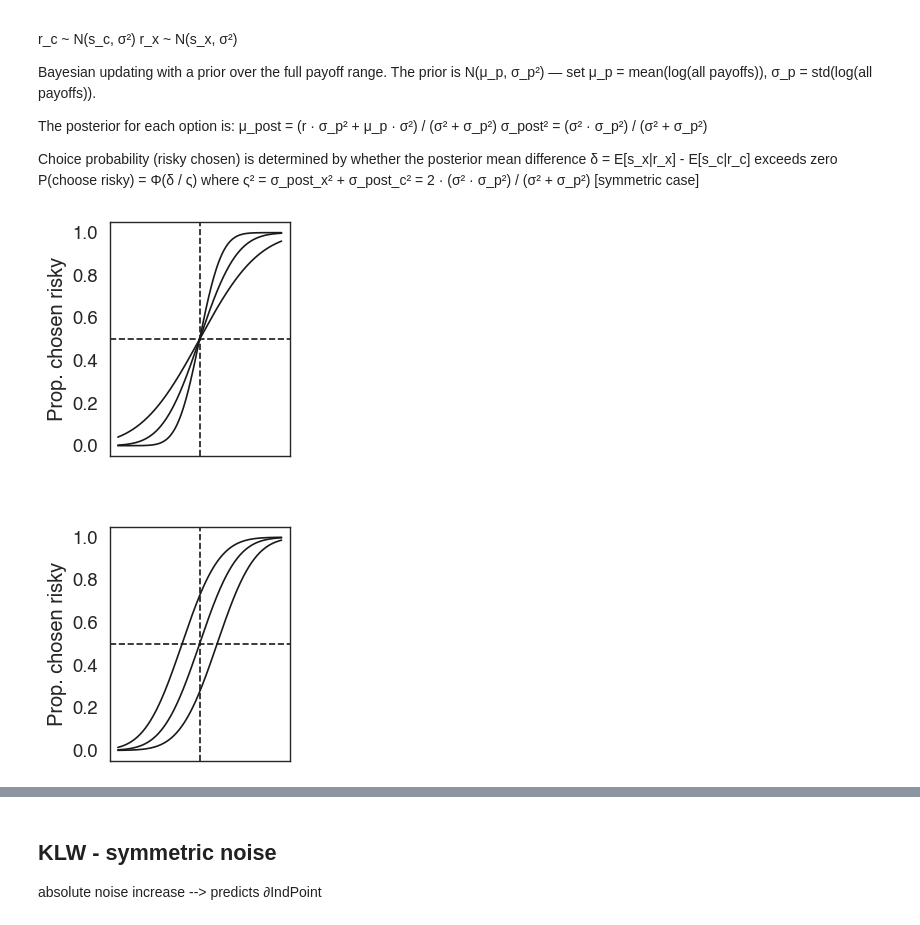
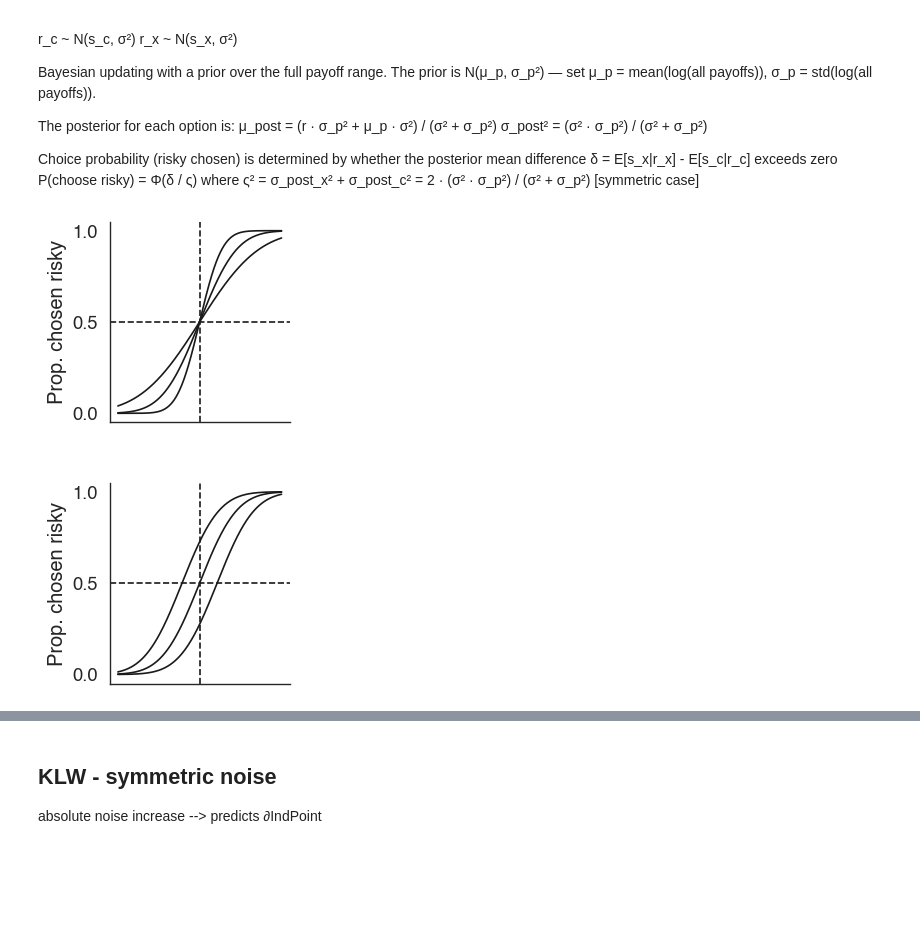
Before and after one commit to mrenke/numrisk, a Jupyter notebook: numrisk/visualize&plots&stats/paper_riskDD_00_hypothesisVisualization.ipynb, the cells around one changed output, grey strips where cells are left out. Cells and saved outputs as stored; diff of their text form; code cells hidden in the pictures; blank space fills up the shorter version.

Commit message:
riskDD fig1 visualizations 01

```diff
--- a/numrisk/visualize&plots&stats/paper_riskDD_00_hypothesisVisualization.ipynb
+++ b/numrisk/visualize&plots&stats/paper_riskDD_00_hypothesisVisualization.ipynb
@@ -127,25 +127,28 @@ where ς² = σ_post_x² + σ_post_c²
 # %%
 import scipy.stats as ss
 
 sns.set_theme('paper', 'white', font='helvetica', font_scale=1.5, palette='tab10')
 
 x = np.linspace(-.8, 2, 500)
 mu_rn = np.log(1/0.55)
-fig, axs = plt.subplots(2, 1, figsize=(3, 7))
+fig, axs = plt.subplots(2, 1, figsize=(3, 6))
 
 for sd in [.3, .5, .8]:
     d = ss.norm(mu_rn, sd)
     axs[0].plot(x, d.cdf(x), color='k')
 
 for mu in [ mu_rn - 0.3, mu_rn, mu_rn + 0.3]:
     d = ss.norm(mu, .5)
     axs[1].plot(x, d.cdf(x), color='k')
 
 for ax in axs:
     ax.axvline(mu_rn, color='k', linestyle='--')
     ax.axhline(0.5, color='k', linestyle='--')
-    ax.set(xticks=[], ylabel='Prop. chosen risky')
+    ax.set(xticks=[], yticks=[0,0.5,1],
+           ylabel='Prop. chosen risky')
 
+sns.despine()
 fig.subplots_adjust(hspace = 0.3, left=0.3) # adjust vertical space between axes
+plt.savefig(op.join(figures_folder, 'hypothesis_visualization_probitModel_paramExplanations1.pdf'), bbox_inches='tight')
 # %% [output]
-[figure, old version]
+[figure, new version]
```
Also changed, not shown: parts of 11 cells of this notebook, 1 other file.
